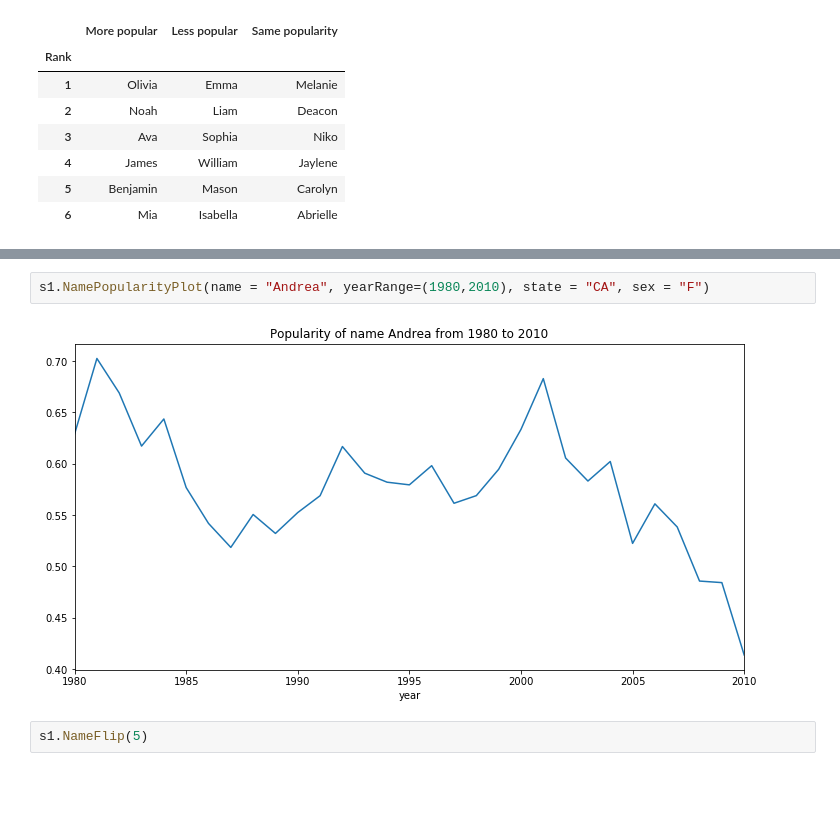
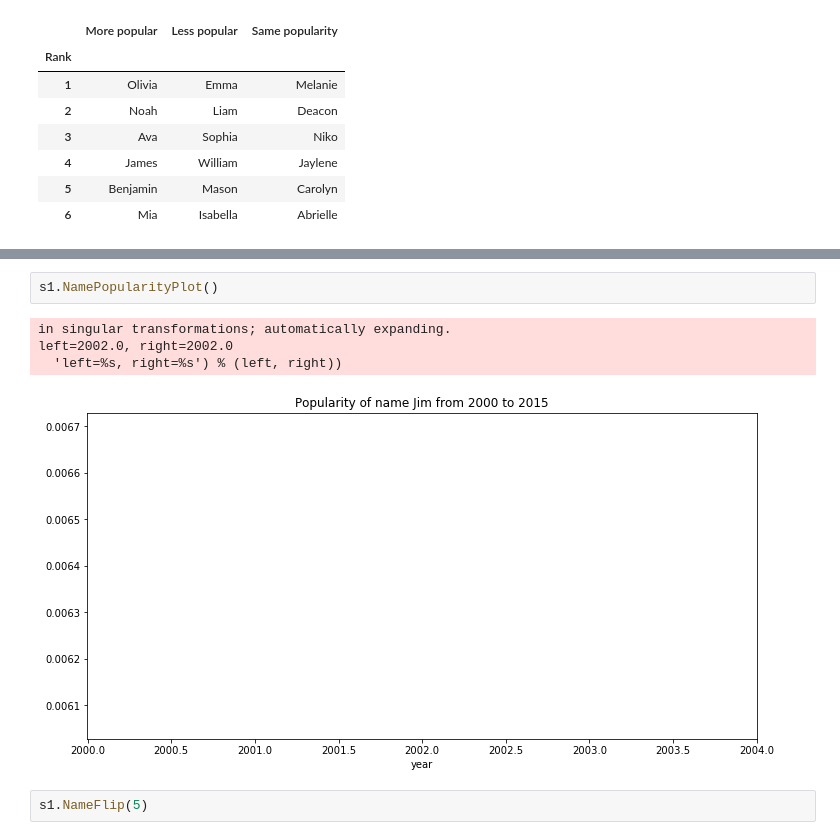
Before and after one commit to lucacolombomsia/BabyNames, a Jupyter notebook: Baby names.ipynb, the cells around one changed output, grey strips where cells are left out. Cells and saved outputs as stored; diff of their text form; blank space fills up the shorter version.

```diff
--- a/Baby names.ipynb
+++ b/Baby names.ipynb
@@ -233,7 +233,10 @@ s1.Top5NamesPerYear(year = 1991, sex = "F").sample(4)
-# %%
-s1.NamePopularityPlot(name = "Andrea", yearRange=(1980,2010), state = "CA", sex = "F")
-# %% [output]
-[figure, removed]
+# %%
+s1.NamePopularityPlot()
+# %% [output]
+in singular transformations; automatically expanding.
+left=2002.0, right=2002.0
+  'left=%s, right=%s') % (left, right))
+[figure, added]
 # %%
 s1.NameFlip(5)
 # %% [output]
```
Also changed, not shown: parts of 4 cells of this notebook.
